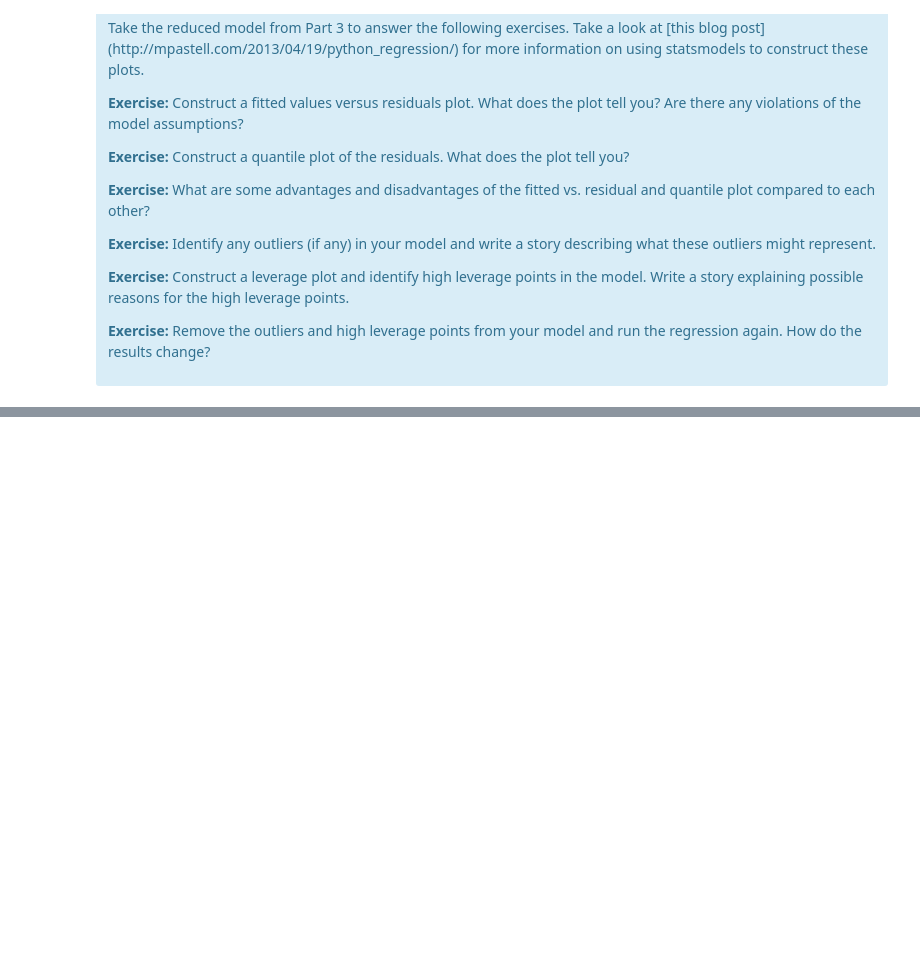
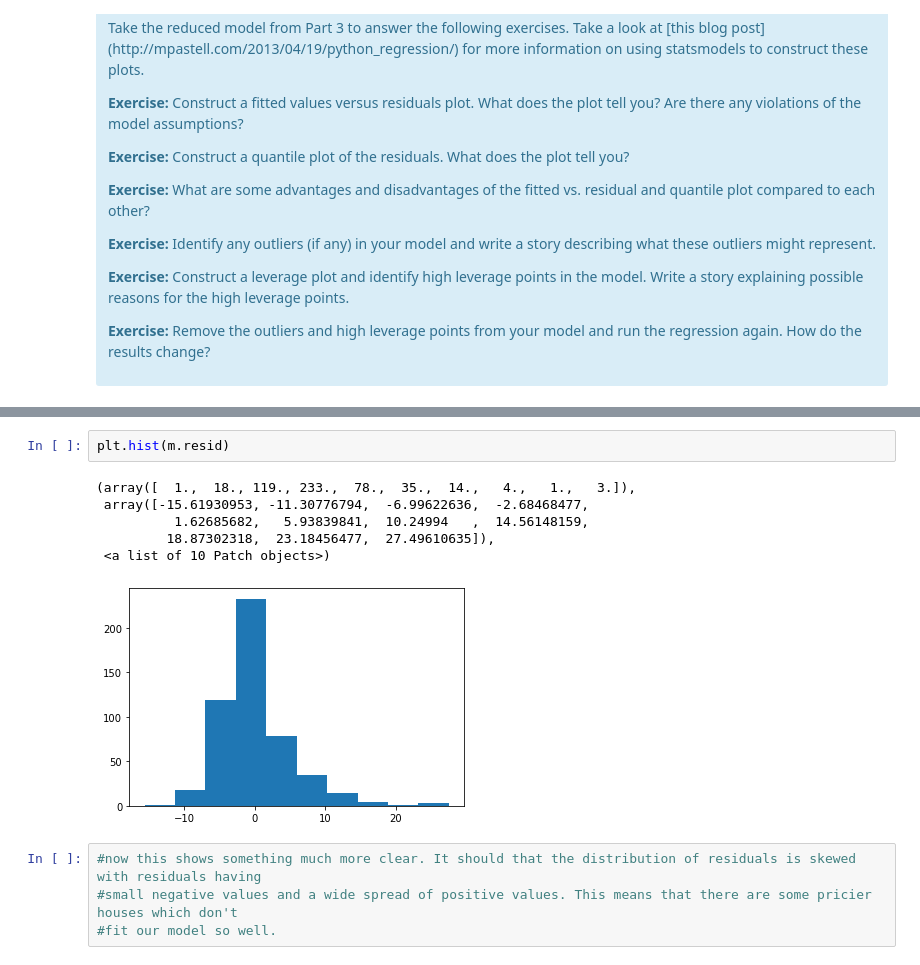
Before and after one commit to BrandonGHoran/springboard, a Jupyter notebook: projects/8_1_3_linear-regression-mini-project/Mini_Project_Linear_Regression.ipynb, the cells around one changed output, grey strips where cells are left out. Cells and saved outputs as stored; diff of their text form; blank space fills up the shorter version.

```diff
--- a/projects/8_1_3_linear-regression-mini-project/Mini_Project_Linear_Regression.ipynb
+++ b/projects/8_1_3_linear-regression-mini-project/Mini_Project_Linear_Regression.ipynb
@@ -918,0 +1019,13 @@ There are some other issues that are important investigate with linear regressio
+# %%
+plt.hist(m.resid)
+# %% [output]
+(array([  1.,  18., 119., 233.,  78.,  35.,  14.,   4.,   1.,   3.]),
+ array([-15.61930953, -11.30776794,  -6.99622636,  -2.68468477,
+          1.62685682,   5.93839841,  10.24994   ,  14.56148159,
+         18.87302318,  23.18456477,  27.49610635]),
+ <a list of 10 Patch objects>)
+[figure, added]
+# %%
+#now this shows something much more clear. It should that the distribution of residuals is skewed with residuals having
+#small negative values and a wide spread of positive values. This means that there are some pricier houses which don't
+#fit our model so well.
```
Also changed, not shown: parts of 46 cells of this notebook.
